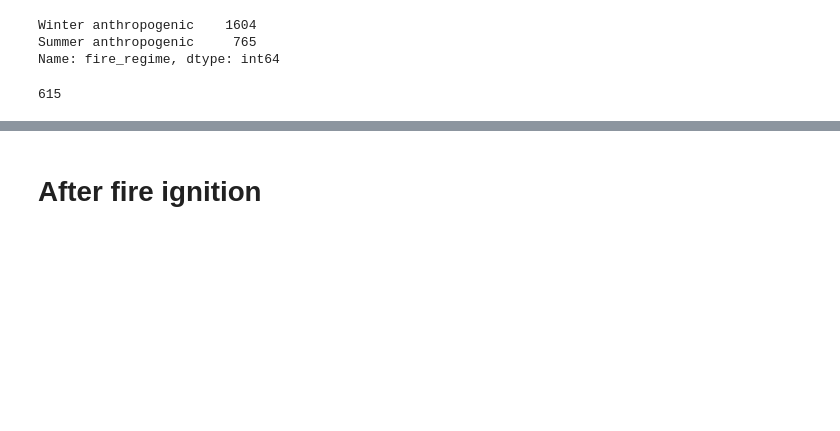
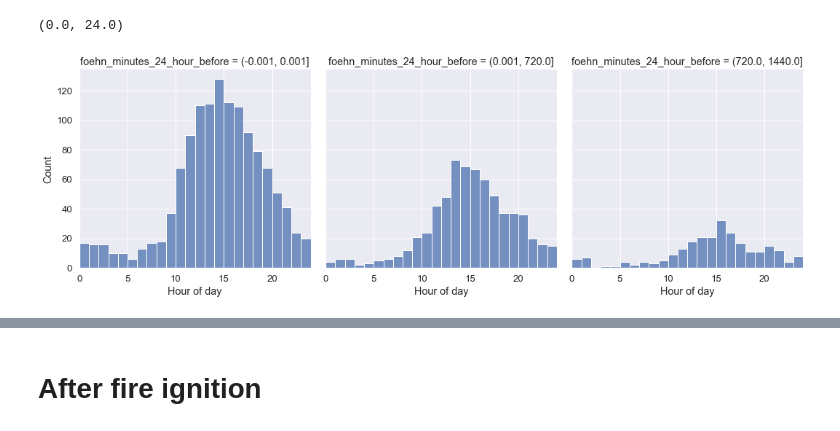
Before and after one commit to ch-mon/foehn-fire-impact, a Jupyter notebook: notebooks/02_descriptive_analysis/data_exploration.ipynb, the cells around one changed output, grey strips where cells are left out. Saved outputs shown, nothing was run; the diff lists cells and outputs as text; code cells hidden in the pictures; blank space fills up the shorter version.

```diff
--- a/notebooks/02_descriptive_analysis/data_exploration.ipynb
+++ b/notebooks/02_descriptive_analysis/data_exploration.ipynb
@@ -83,10 +35,12 @@ Fires longer than 12h (%): 0.17728999577880963
-# %%
-df.loc[:, "fire_regime"].value_counts(dropna=False, normalize=False)
-# %% [output]
-Winter anthropogenic    1604
-Summer anthropogenic     765
-Name: fire_regime, dtype: int64
-# %%
-((df["fire_regime"] == "Winter anthropogenic") & (df["foehn_minutes_24_hour_before"]>60)).sum()
-# %% [output]
-615
+# %%
+# Investigate hour of day when fire starts, check for shift in distribution for fires with more foehn in beforehand
+sns.set(font_scale=1.2)
+g = sns.displot(x=df["start_date_min"].dt.hour,
+            col=pd.cut(df["foehn_minutes_24_hour_before"], bins= [-0.001, 0.001, 12*60, 24*60]),
+            bins=range(0,24+1),  kind="hist")
+for i in range(3):
+    g.axes[0,i].set_xlabel("Hour of day")
+plt.xlim([0,24])
+# %% [output]
+(0.0, 24.0)
+[figure, added]
```
Also changed, not shown: parts of 42 cells of this notebook, 1 other file.
